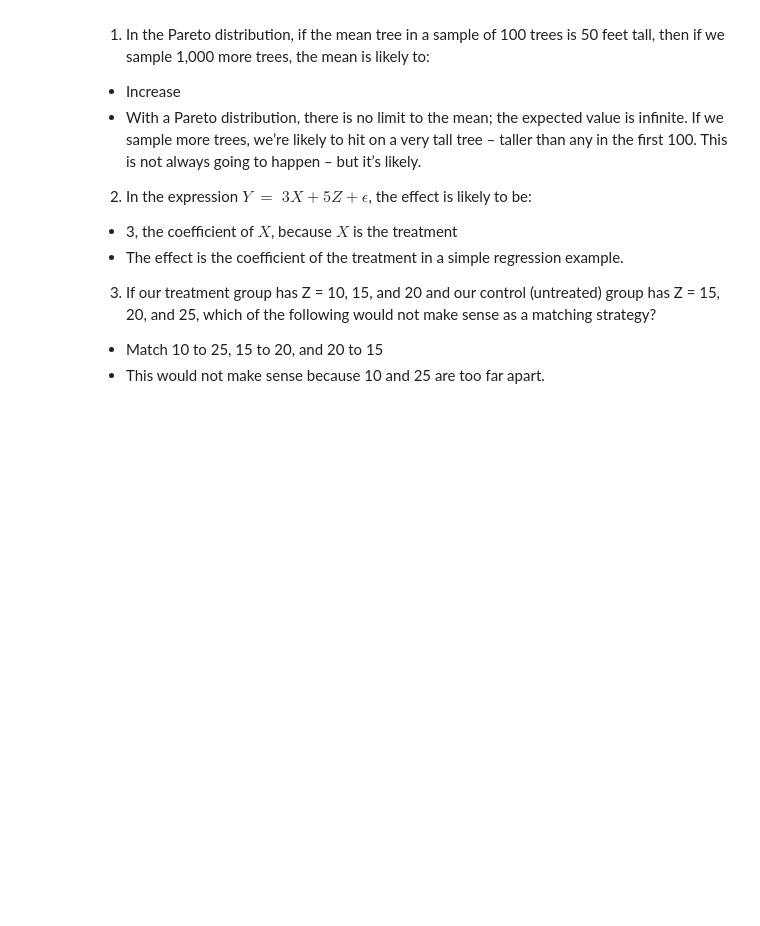
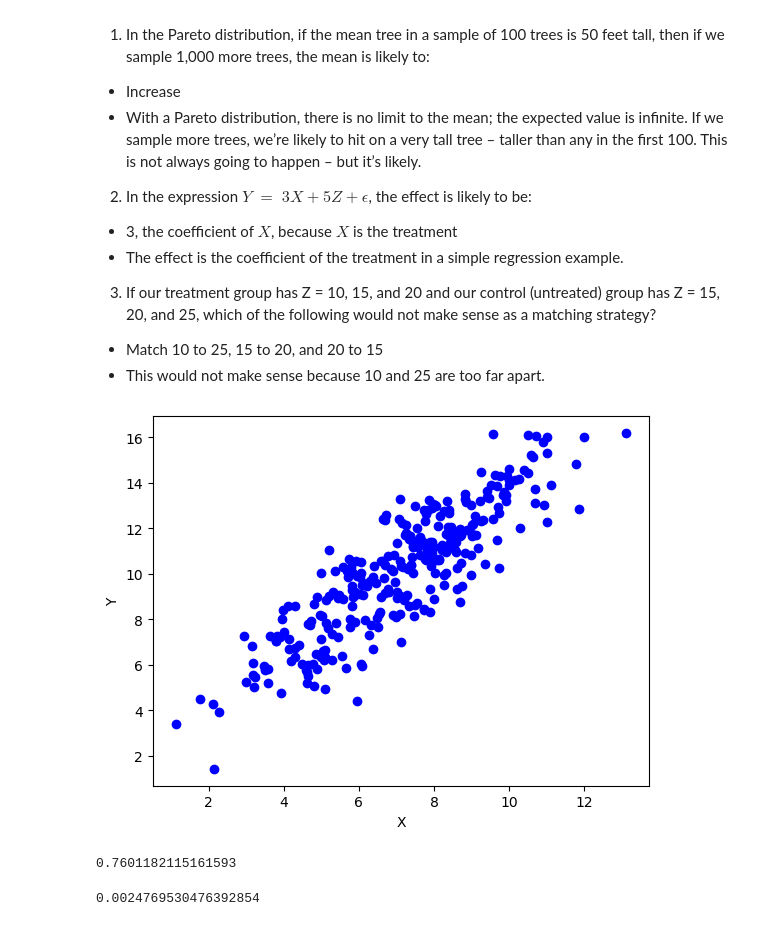
Before and after one commit to shmorhunmsds/summer_semester, a Jupyter notebook: experimental_design_and_causality/ED_week1.ipynb, the cells around one changed output. Drawn from its saved outputs; the diff is of its cells as text; code cells hidden in the pictures; blank space fills up the shorter version.

```diff
--- a/experimental_design_and_causality/ED_week1.ipynb
+++ b/experimental_design_and_causality/ED_week1.ipynb
@@ -313,3 +438,31 @@ Also, we have to decide exactly how to do the matching. Will we pick the one bes
 3. If our treatment group has Z = 10, 15, and 20 and our control (untreated) group has Z = 15, 20, and 25, which of the following would not make sense as a matching strategy?
 - Match 10 to 25, 15 to 20, and 20 to 15
 - This would not make sense because 10 and 25 are too far apart.
+# %%
+# Defining the systems variables
+import numpy as np
+import random
+import matplotlib.pyplot as plt
+random.seed(10)
+Z = np.random.normal(loc = 3, scale=1, size = 300).reshape(-1, 1)
+Y = 3*Z + np.random.normal(loc = 1, scale=0.5, size = 300).reshape(-1, 1)
+X = 2*(Z-1) + np.random.normal(loc = 3, scale=1, size = 300).reshape(-1, 1)
+# %%
+# Visualize the association
+plt.scatter(X, Y, color='blue')
+plt.xlabel('X')
+plt.ylabel('Y')
+plt.show()
+# %% [output]
+[figure, added]
+# %%
+# Regress Y on X
+from sklearn.linear_model import LinearRegression
+linreg = LinearRegression()
+result = linreg.fit(X, Y)
+
+# Evaluate the regression
+r_sq = result.score(X, Y)
+print(r_sq) #output:0.78214..
+# %% [output]
+0.7601182115161593
@@ -315,0 +475,8 @@ Also, we have to decide exactly how to do the matching. Will we pick the one bes
+# %%
+linreg2 = LinearRegression()
+result2 = linreg2.fit(X, Y)
+# Evaluate the regression
+r_sq_2 = result2.score(X, Y)
+print(r_sq_2) #output: 0.0025...
+# %% [output]
+0.0024769530476392854
```
Also changed, not shown: parts of 5 cells of this notebook, 4 other files.
